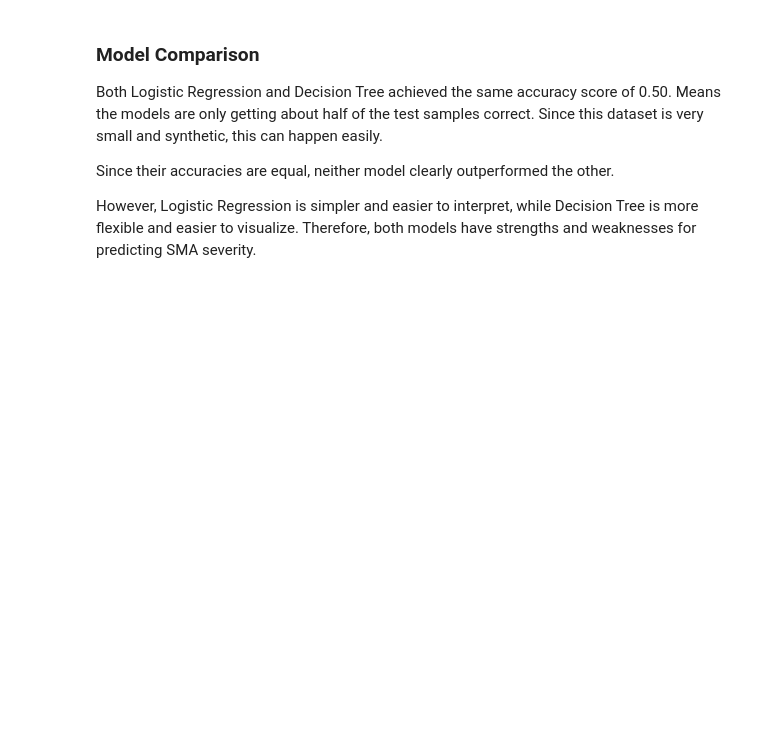
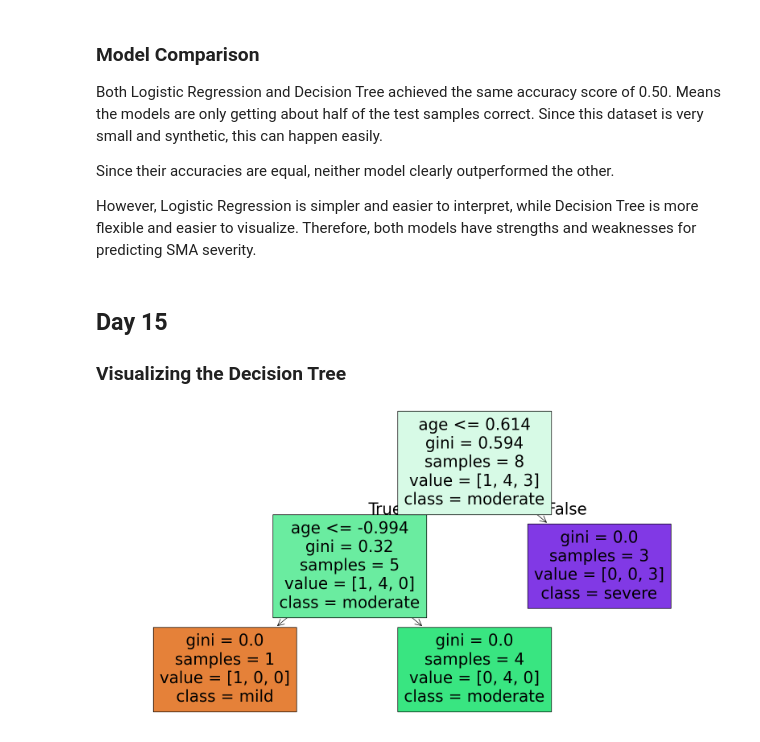
Before and after one commit to Kisara00555/sma-data-science, a Jupyter notebook: notebooks/01_sma_background_and_data_overview.ipynb, the cells around one changed output. Saved outputs shown, nothing was run; the diff lists cells and outputs as text; code cells hidden in the pictures; blank space fills up the shorter version.

Commit message:
Visualize decision tree model

```diff
--- a/notebooks/01_sma_background_and_data_overview.ipynb
+++ b/notebooks/01_sma_background_and_data_overview.ipynb
@@ -670,3 +671,20 @@ Since their accuracies are equal, neither model clearly outperformed the other.
 
 However, Logistic Regression is simpler and easier to interpret, while Decision Tree is more flexible and easier to visualize.
 Therefore, both models have strengths and weaknesses for predicting SMA severity.
+# %% [markdown]
+## Day 15
+### Visualizing the Decision Tree
+# %%
+# Plot Decision Tree
+plt.figure(figsize=(20,10))
+
+plot_tree(
+    tree_model,
+    feature_names=X.columns,
+    class_names=["mild", "moderate", "severe"],
+    filled=True
+)
+
+plt.show()
+# %% [output]
+[figure, added]
```
Also changed, not shown: parts of 3 cells of this notebook, 1 other file.
